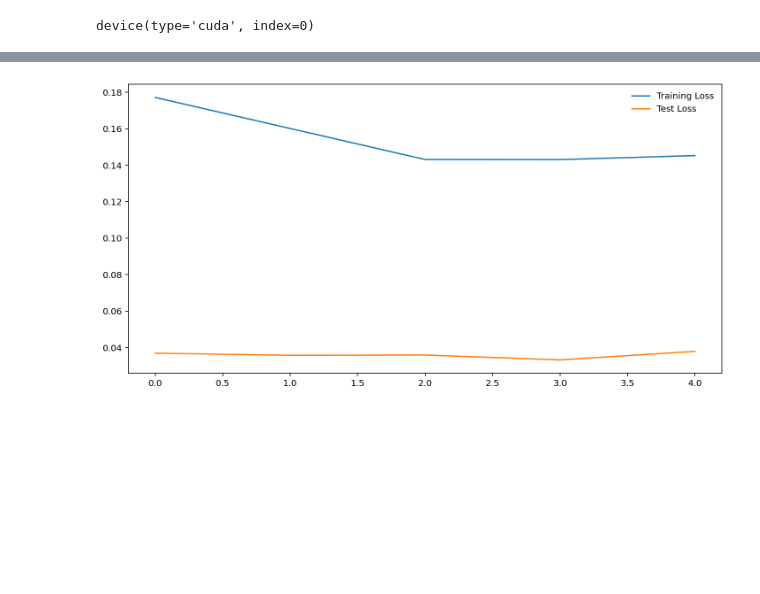
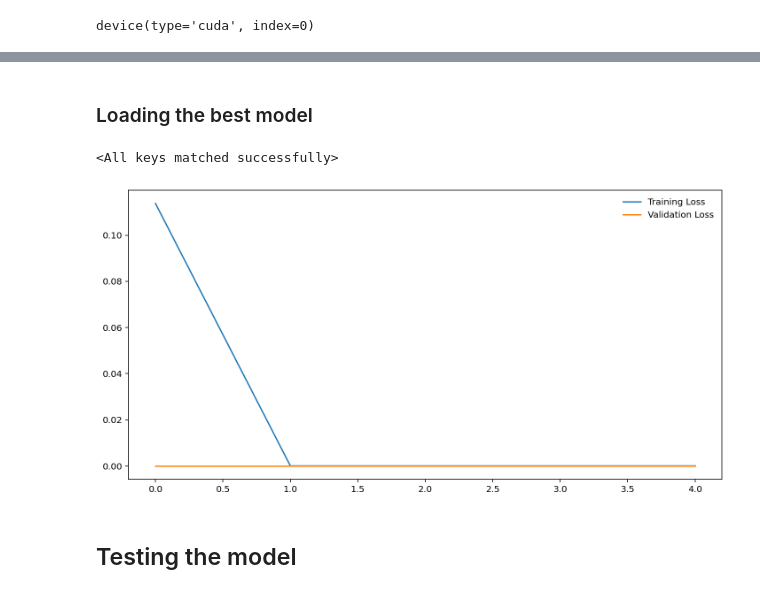
Before and after one commit to shiva-adith/neural_networks, a Jupyter notebook: dogsOrcats/Classfier.ipynb, the cells around one changed output, grey strips where cells are left out. Saved outputs shown, nothing was run; the diff lists cells and outputs as text; code cells hidden in the pictures; blank space fills up the shorter version.

```diff
--- a/dogsOrcats/Classfier.ipynb
+++ b/dogsOrcats/Classfier.ipynb
@@ -68,6 +130,7 @@ def img_viewer(image, ax=None, title=None, normalize=True):
 # %%
-data_iter = iter(trainloader)
+data_iter = iter(validloader)
 images, labels = next(data_iter)
+print(images.size())
 
 fig, axes = plt.subplots(figsize=(12,6), ncols = 4)
 for ii in range(4):
@@ -121,11 +195,14 @@ device(type='cuda', index=0)
 # %%
 %%time
 epochs = 5
-train_losses, test_losses = [], []
+valid_loss_min = np.Inf
+train_losses, valid_losses = [], []
 
 for e in range(epochs):
-    running_loss = 0
+    train_loss = 0.0
+    valid_loss = 0.0
 
+    model.train()
     for images, labels in trainloader:
         images = images.to(device)
         labels = labels.to(device)
@@ -137,32 +214,32 @@ for e in range(epochs):
         loss.backward()
         optimizer.step()
 
-        running_loss += loss.item()
+        train_loss += loss.item()*images.size(0)
 
     else:
-        test_loss = 0
-        accuracy = 0
         model.eval()
         with torch.no_grad():
-            for images, labels in testloader:
+            for images, labels in validloader:
                 images = images.to(device)
                 labels = labels.to(device)
 
                 logps = model.forward(images)
-                test_loss += criterion(logps, labels)
+                loss = criterion(logps, labels)
 
-                ps = torch.exp(logps)
-                top_p, top_class = ps.topk(1, dim=1)
-                equals = top_class == labels.view(*top_class.shape)
-                accuracy += torch.mean(equals.type(torch.FloatTensor)).item()
+                valid_loss += loss.item()*images.size(0)
 
         model.train()
 
-        train_losses.append(running_loss/len(trainloader))
-        test_losses.append(test_loss/len(testloader))
+        train_loss = train_loss/len(trainloader)
+        valid_loss = valid_loss/len(validloader)
 
-        print("Epoch -> {}/{}".format(e+1, epochs),
-              "Training Loss -> {:.3f}".format(running_loss/len(trainloader)),
-              "Test Loss -> {:.3f}".format(test_loss/len(testloader)),
-              "Accuracy -> {:.3f}".format(accuracy/len(testloader)))
+        train_losses.append(train_loss)
+        valid_losses.append(valid_loss)
+
+        print("Epoch: {} \tTraining Loss: {:.6f} \tValidation Loss: {:.6f}".format(e+1, train_loss, valid_loss))
+
+        if valid_loss <= valid_loss_min:
+          print("Validation Loss has decreased from {:.6f} to {:.6f}. Saving model...".format(valid_loss_min, valid_loss))
+          torch.save(model.state_dict(), 'model.pt')
+          valid_loss_min = valid_loss
 # %% [output]
@@ -175,8 +258,17 @@ Wall time: 34min 13s
+# %% [markdown]
+### Loading the best model
+# %%
+model.load_state_dict(torch.load('model.pt'))
+# %% [output]
+<All keys matched successfully>
 # %%
 plt.figure(figsize=(12,6))
 plt.plot(train_losses, label='Training Loss')
-plt.plot(test_losses, label='Test Loss')
+plt.plot(valid_losses, label='Validation Loss')
+# plt.xticks()
 plt.legend(frameon=False)
 plt.show()
 # %% [output]
-[figure, old version]
+[figure, new version]
+# %% [markdown]
+## Testing the model
```
Also changed, not shown: parts of 25 cells of this notebook.
